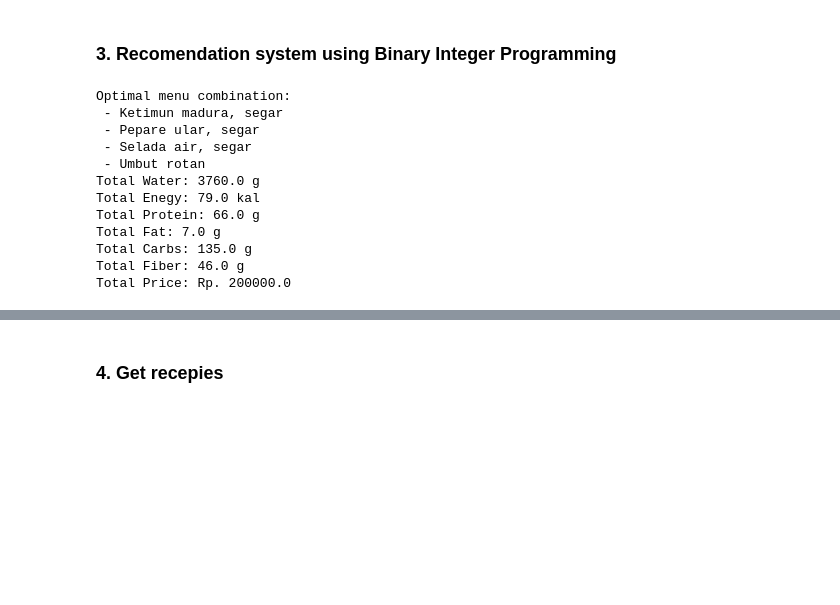
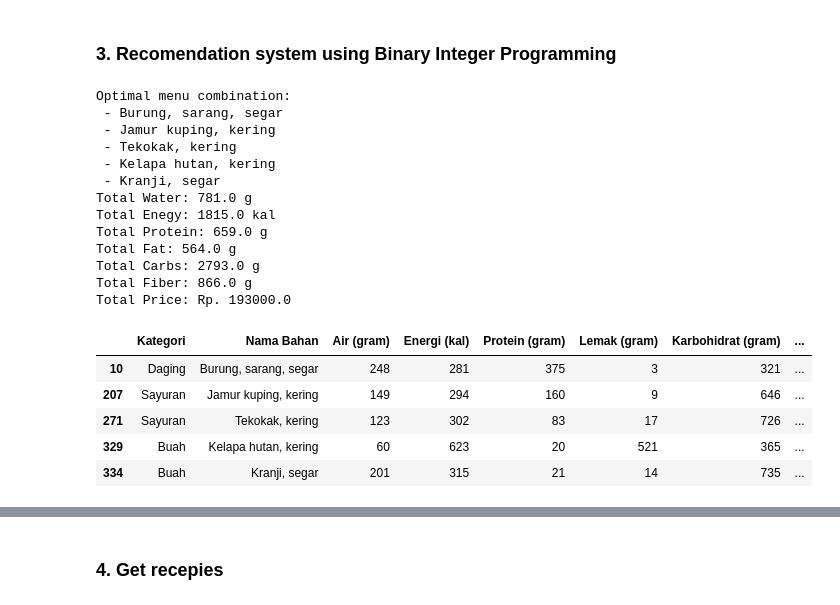
Before and after one commit to MarcoAlandAdinanda/TumbuhKuy, a Jupyter notebook: backend/notebooks/Recomender.ipynb, the cells around one changed output, grey strips where cells are left out. Saved outputs shown, nothing was run; the diff lists cells and outputs as text; code cells hidden in the pictures; blank space fills up the shorter version.

```diff
--- a/backend/notebooks/Recomender.ipynb
+++ b/backend/notebooks/Recomender.ipynb
@@ -98,10 +98,10 @@ x = LpVariable.dicts("Ingredient", ingredients, cat="Binary") # set binary varia
 problem += lpSum((water[i] + energy[i] + protein[i] + fat[i] + carbs[i] + fiber[i] + price[i]) * x[ingredients[i]] for i in range(len(ingredients))), "Total_Nutrients"
 
 # define constraints
-problem += lpSum(water[i] * x[ingredients[i]] for i in range(len(ingredients))) >= min_water, "Min_Water_Constraint"
-problem += lpSum(energy[i] * x[ingredients[i]] for i in range(len(ingredients))) <= min_energy, "Min_Energy_Constraint"
+problem += lpSum(water[i] * x[ingredients[i]] for i in range(len(ingredients))) <= min_water, "Min_Water_Constraint"
+problem += lpSum(energy[i] * x[ingredients[i]] for i in range(len(ingredients))) >= min_energy, "Min_Energy_Constraint"
 problem += lpSum(protein[i] * x[ingredients[i]] for i in range(len(ingredients))) >= min_protein, "Min_Protein_Constraint"
-problem += lpSum(fat[i] * x[ingredients[i]] for i in range(len(ingredients))) <= min_fat, "Min_Fat_Constraint"
+problem += lpSum(fat[i] * x[ingredients[i]] for i in range(len(ingredients))) >= min_fat, "Min_Fat_Constraint"
 problem += lpSum(carbs[i] * x[ingredients[i]] for i in range(len(ingredients))) >= min_carbs, "Min_Carbs_Constraint"
 problem += lpSum(fiber[i] * x[ingredients[i]] for i in range(len(ingredients))) >= min_fiber, "Min_Fiber_Constraint"
 problem += lpSum(price[i] * x[ingredients[i]] for i in range(len(ingredients))) <= max_price, "Max_Price_Constraint"
@@ -110,9 +110,11 @@ problem += lpSum(price[i] * x[ingredients[i]] for i in range(len(ingredients)))
 problem.solve()
 
 # display results
+selected_ingredients = []
 print("Optimal menu combination:")
 for ingredient in ingredients:
     if x[ingredient].value() == 1:
+        selected_ingredients.append(ingredient)
         print(f" - {ingredient}")
 
 # display total nutrients selected
@@ -132,14 +134,25 @@ print(f"Total Fiber: {total_fiber} g")
 print(f"Total Price: Rp. {total_price}")
 # %% [output]
 Optimal menu combination:
- - Ketimun madura, segar
- - Pepare ular, segar
- - Selada air, segar
- - Umbut rotan
-Total Water: 3760.0 g
-Total Enegy: 79.0 kal
-Total Protein: 66.0 g
-Total Fat: 7.0 g
-Total Carbs: 135.0 g
-Total Fiber: 46.0 g
-Total Price: Rp. 200000.0
+ - Burung, sarang, segar
+ - Jamur kuping, kering
+ - Tekokak, kering
+ - Kelapa hutan, kering
+ - Kranji, segar
+Total Water: 781.0 g
+Total Enegy: 1815.0 kal
+Total Protein: 659.0 g
+Total Fat: 564.0 g
+Total Carbs: 2793.0 g
+Total Fiber: 866.0 g
+Total Price: Rp. 193000.0
+# %%
+selected_dataset = dataset[dataset["Nama Bahan"].isin(selected_ingredients)]
+selected_dataset
+# %% [output]
+|  | Kategori | Nama Bahan | Air (gram) | Energi (kal) | Protein (gram) | Lemak (gram) | Karbohidrat (gram) | ... |
+| 10 | Daging | Burung, sarang, segar | 248 | 281 | 375 | 3 | 321 | ... |
+| 207 | Sayuran | Jamur kuping, kering | 149 | 294 | 160 | 9 | 646 | ... |
+| 271 | Sayuran | Tekokak, kering | 123 | 302 | 83 | 17 | 726 | ... |
+| 329 | Buah | Kelapa hutan, kering | 60 | 623 | 20 | 521 | 365 | ... |
+| 334 | Buah | Kranji, segar | 201 | 315 | 21 | 14 | 735 | ... |
```
Also changed, not shown: parts of 7 cells of this notebook.
